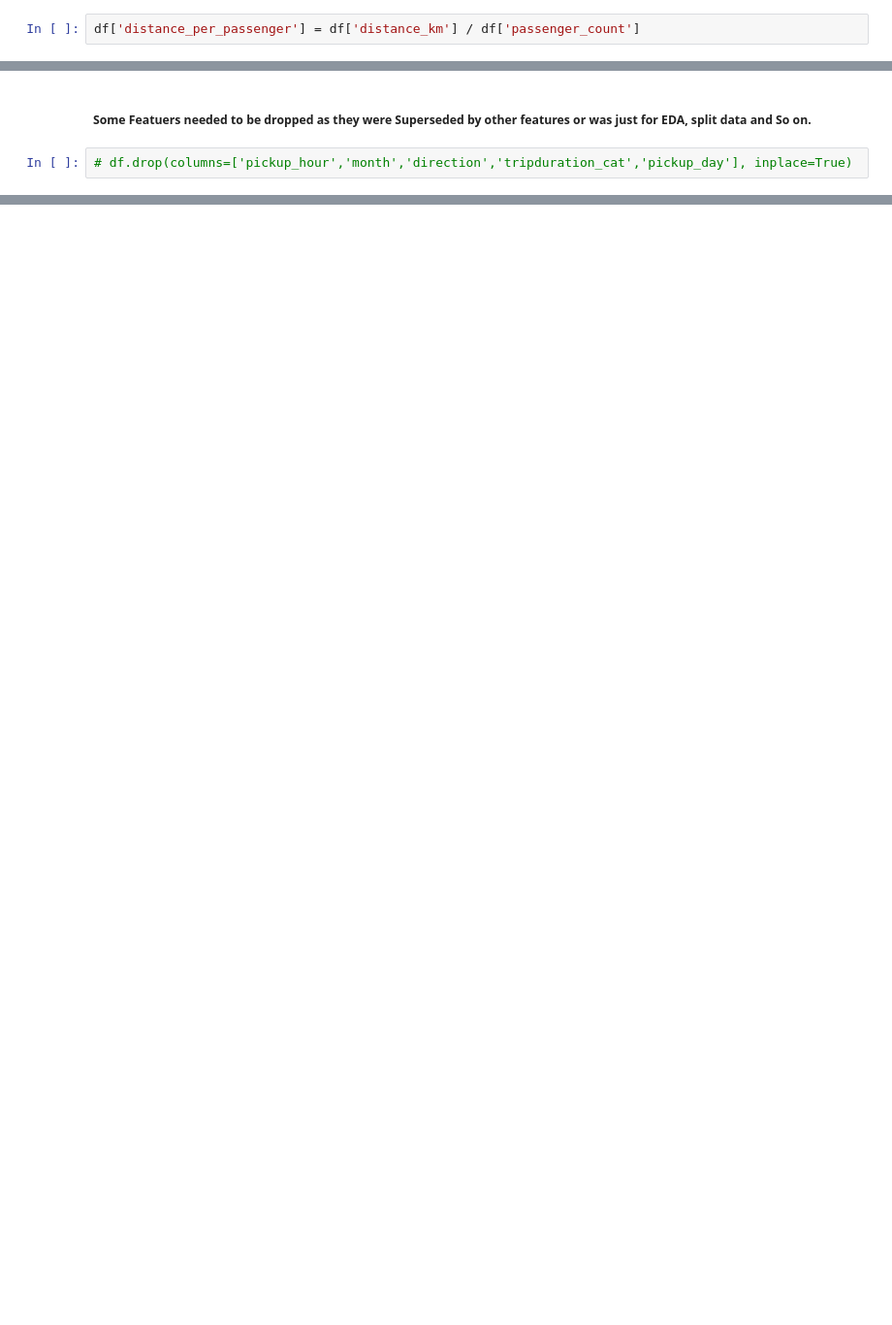
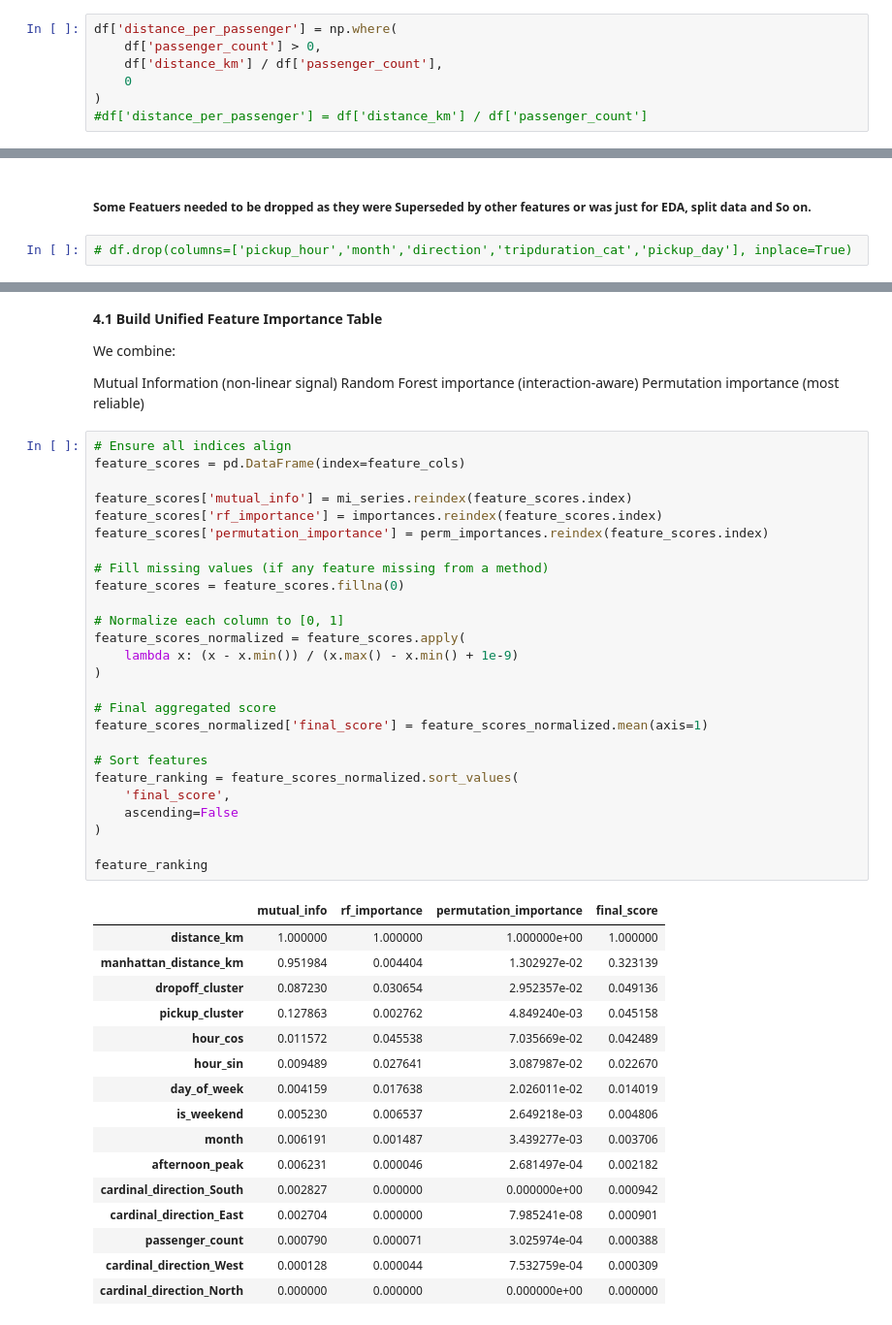
Before and after one commit to Marshoow/NYC_Taxi_Trip_DS, a Jupyter notebook: NYC_Taxi_Trip_Duration.ipynb, the cells around one changed output, grey strips where cells are left out. Shown at 97% size. Saved outputs shown, nothing was run; the diff lists cells and outputs as text; blank space fills up the shorter version.

```diff
--- a/NYC_Taxi_Trip_Duration.ipynb
+++ b/NYC_Taxi_Trip_Duration.ipynb
@@ -432,7 +461,12 @@ df['month'] = df['pickup_datetime'].dt.month
 This feature divides trip distance by number of passengers.
 It may reflect ride-sharing patterns or trip efficiency.
 # %%
-df['distance_per_passenger'] = df['distance_km'] / df['passenger_count']
+df['distance_per_passenger'] = np.where(
+    df['passenger_count'] > 0,
+    df['distance_km'] / df['passenger_count'],
+    0
+)
+#df['distance_per_passenger'] = df['distance_km'] / df['passenger_count']
 # %% [markdown]
 ### Log Transformation of Duration
 We apply log transformation to reduce Skewed Distribution in trip duration.
@@ -678,0 +1086,51 @@ df.sample(3)
+# %% [markdown]
+**4.1 Build Unified Feature Importance Table**
+
+We combine:
+
+Mutual Information (non-linear signal)
+Random Forest importance (interaction-aware)
+Permutation importance (most reliable)
+# %%
+# Ensure all indices align
+feature_scores = pd.DataFrame(index=feature_cols)
+
+feature_scores['mutual_info'] = mi_series.reindex(feature_scores.index)
+feature_scores['rf_importance'] = importances.reindex(feature_scores.index)
+feature_scores['permutation_importance'] = perm_importances.reindex(feature_scores.index)
+
+# Fill missing values (if any feature missing from a method)
+feature_scores = feature_scores.fillna(0)
+
+# Normalize each column to [0, 1]
+feature_scores_normalized = feature_scores.apply(
+    lambda x: (x - x.min()) / (x.max() - x.min() + 1e-9)
+)
+
+# Final aggregated score
+feature_scores_normalized['final_score'] = feature_scores_normalized.mean(axis=1)
+
+# Sort features
+feature_ranking = feature_scores_normalized.sort_values(
+    'final_score',
+    ascending=False
+)
+
+feature_ranking
+# %% [output]
+|  | mutual_info | rf_importance | permutation_importance | final_score |
+| distance_km | 1.000000 | 1.000000 | 1.000000e+00 | 1.000000 |
+| manhattan_distance_km | 0.951984 | 0.004404 | 1.302927e-02 | 0.323139 |
+| dropoff_cluster | 0.087230 | 0.030654 | 2.952357e-02 | 0.049136 |
+| pickup_cluster | 0.127863 | 0.002762 | 4.849240e-03 | 0.045158 |
+| hour_cos | 0.011572 | 0.045538 | 7.035669e-02 | 0.042489 |
+| hour_sin | 0.009489 | 0.027641 | 3.087987e-02 | 0.022670 |
+| day_of_week | 0.004159 | 0.017638 | 2.026011e-02 | 0.014019 |
+| is_weekend | 0.005230 | 0.006537 | 2.649218e-03 | 0.004806 |
+| month | 0.006191 | 0.001487 | 3.439277e-03 | 0.003706 |
+| afternoon_peak | 0.006231 | 0.000046 | 2.681497e-04 | 0.002182 |
+| cardinal_direction_South | 0.002827 | 0.000000 | 0.000000e+00 | 0.000942 |
+| cardinal_direction_East | 0.002704 | 0.000000 | 7.985241e-08 | 0.000901 |
+| passenger_count | 0.000790 | 0.000071 | 3.025974e-04 | 0.000388 |
+| cardinal_direction_West | 0.000128 | 0.000044 | 7.532759e-04 | 0.000309 |
+| cardinal_direction_North | 0.000000 | 0.000000 | 0.000000e+00 | 0.000000 |
```
Also changed, not shown: parts of 43 cells of this notebook.
